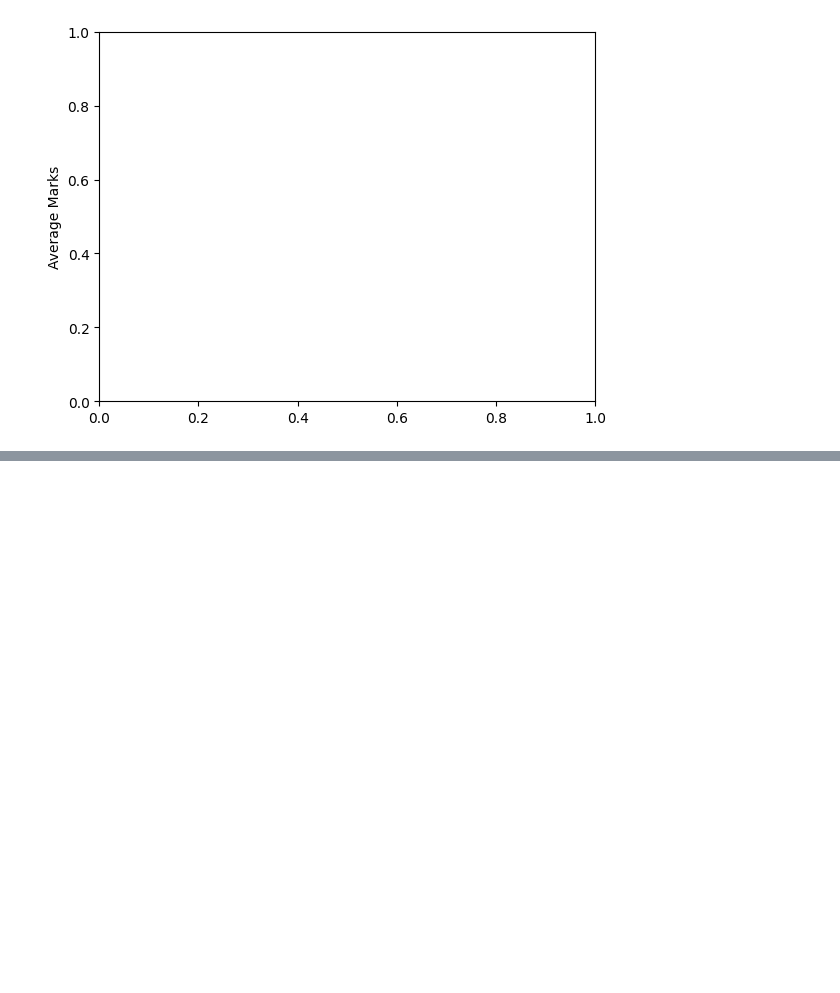
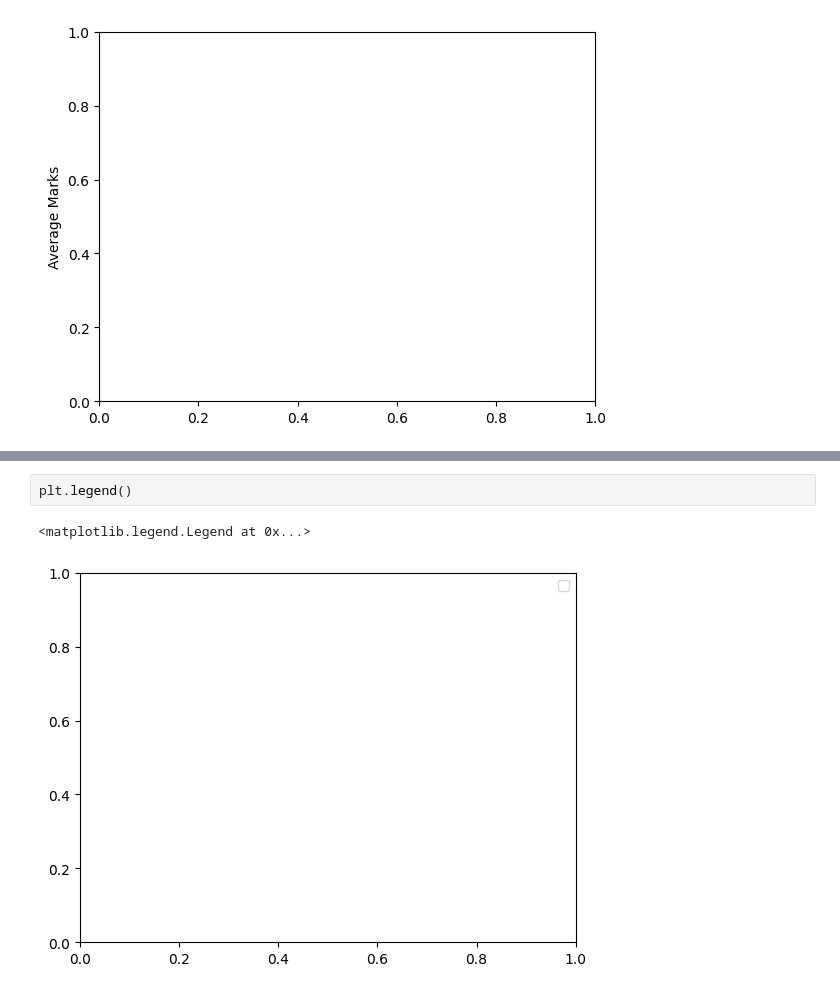
Before and after one commit to Rahmatul-Rovi/Machine-Learning-Practice, a Jupyter notebook: Mini_Project.ipynb, the cells around one changed output, grey strips where cells are left out. Saved outputs shown, nothing was run; the diff lists cells and outputs as text; blank space fills up the shorter version.

```diff
--- a/Mini_Project.ipynb
+++ b/Mini_Project.ipynb
@@ -85,0 +92,5 @@ Text(0, 0.5, 'Average Marks')
+# %%
+plt.legend()
+# %% [output]
+<matplotlib.legend.Legend at 0x...>
+[figure, added]
```
Also changed, not shown: parts of 1 cell of this notebook.
